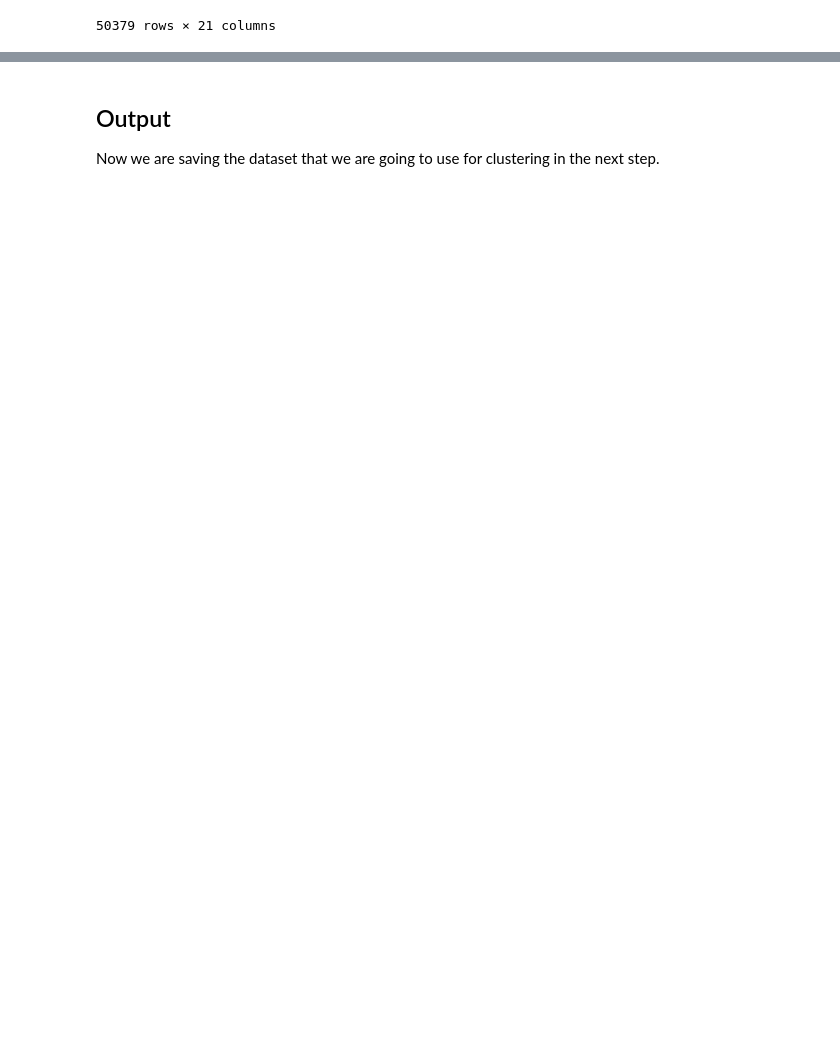
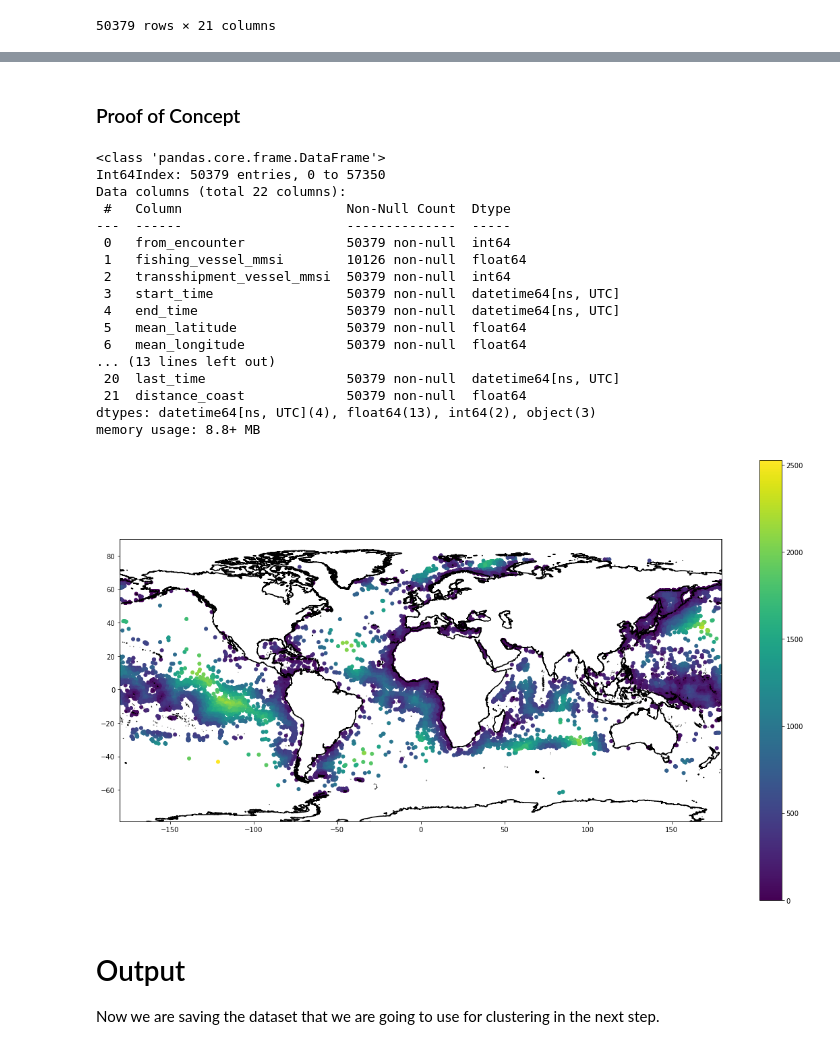
Before and after one commit to neuhart/Doing_DataScience_SS22, a Jupyter notebook: transformation.ipynb, the cells around one changed output, grey strips where cells are left out. Saved outputs shown, nothing was run; the diff lists cells and outputs as text; code cells hidden in the pictures; blank space fills up the shorter version.

Commit message:
implemented distance to coast feature

```diff
--- a/transformation.ipynb
+++ b/transformation.ipynb
@@ -244,0 +252,31 @@ df_clean_all
+# %%
+geometry = [Point(xy) for xy in zip(df_clean_all['mean_longitude'], df_clean_all['mean_latitude'])]
+gdf_clean_all = gpd.GeoDataFrame(df_clean_all.copy(), geometry=geometry)
+world = gpd.read_file('external_data/earth/ne_10m_admin_0_countries.shp')
+# %%
+gdf_clean_all = gdf_clean_all.set_crs('epsg:4326')
+
+#because we want to calculate our distances in meters we need to project our geometries to metric crs
+##https://epsg.io/3395
+gdf_clean_all_temp = gdf_clean_all.to_crs(epsg=3395)
+
+#Creating 3395 land mass
+
+world_merc = world.set_crs('epsg:4326')
+
+#drop antarctica:
+#world_merc = world[(world.name != "Antarctica")] #dropping Antarctica, requires importing additional features from the NE dataset
+
+#Project to mercator
+
+world_merc = world_merc.to_crs("EPSG:3395")
+
+#attempt to simplify, by buffering borders and therefore also coastlines by 1000 m
+#This is necesarry to create valid geometries for GeoDataFrame.unary_union to handle
+
+gdf_clean_all['distance_coast'] = gdf_clean_all_temp.distance(world_merc.buffer(1000).unary_union)/1000 ###/1000 to change scale to km
+
+
+df_clean_all = pd.DataFrame(gdf_clean_all)
+
+df_clean_all.pop('geometry') # remove geometry objects from dataframe
@@ -245,5 +296,34 @@ df_clean_all
+# %% [markdown]
+### Proof of Concept
+# %%
+ax = ocean.boundary.plot(figsize=(20, 12), edgecolor = "black")#alternatively grey landmass: world.plot(figsize=(24, 18), color = 'grey', alpha = 0.4)
+
+plotdf = geoplot.pointplot(gdf_clean_all, ax = ax, hue = 'distance_coast', legend = True)
+
+plotdf.set_axis_on()
+
+df_clean_all.info()
+# %% [output]
+<class 'pandas.core.frame.DataFrame'>
+Int64Index: 50379 entries, 0 to 57350
+Data columns (total 22 columns):
+ #   Column                     Non-Null Count  Dtype
+---  ------                     --------------  -----
+ 0   from_encounter             50379 non-null  int64
+ 1   fishing_vessel_mmsi        10126 non-null  float64
+ 2   transshipment_vessel_mmsi  50379 non-null  int64
+ 3   start_time                 50379 non-null  datetime64[ns, UTC]
+ 4   end_time                   50379 non-null  datetime64[ns, UTC]
+ 5   mean_latitude              50379 non-null  float64
+ 6   mean_longitude             50379 non-null  float64
+... (13 lines left out)
+ 20  last_time                  50379 non-null  datetime64[ns, UTC]
+ 21  distance_coast             50379 non-null  float64
+dtypes: datetime64[ns, UTC](4), float64(13), int64(2), object(3)
+memory usage: 8.8+ MB
+[figure, added]
 # %% [markdown]
-## Output
+# Output
 Now we are saving the dataset that we are going to use for clustering in the next step.
 # %%
 df_clean_all.to_csv('data/cleaned_data.csv', index=False)
```
Also changed, not shown: parts of 4 cells of this notebook, 1 other file.
